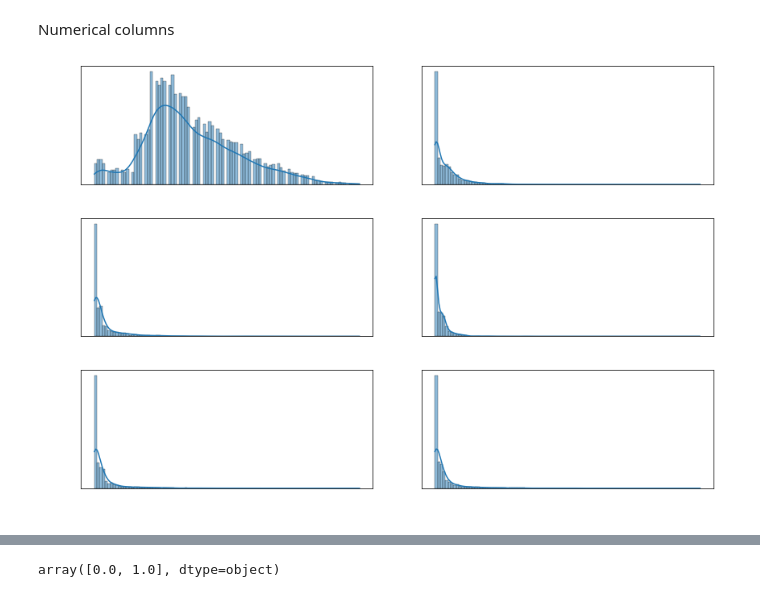
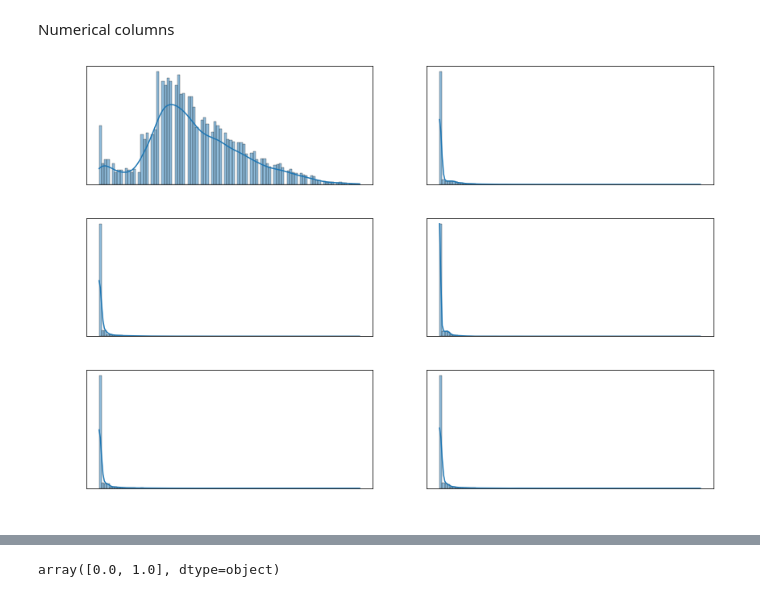
Before and after one commit to logicality/spaceship-titanic, a Jupyter notebook: research.ipynb, the cells around one changed output, grey strips where cells are left out. Saved outputs shown, nothing was run; the diff lists cells and outputs as text; code cells hidden in the pictures.

```diff
--- a/research.ipynb
+++ b/research.ipynb
@@ -216,29 +216,29 @@ Numerical columns
 # %%
 # numerical columns
 col_num = combined.select_dtypes(include=['number']).columns
 col_num = col_num.drop(['cabin_num', 'CryoSleep'])
 
 # subplot placehodlers
 fig, axes = plt.subplots(3, 2, figsize=(12,8))
 
 # flatten the axes for easier indexing
 axes = axes.ravel()
 
 # iterate over number columns, enumerate cause working with index list
 for i, col in enumerate(col_num):
     ax = axes[i]
     # checking distribution for data above 0
-    t = combined.loc[combined[col]>0]
+    t = combined.loc[combined[col]>-1]
     sns.histplot(t[col], ax=ax, kde=True, bins=100)
     ax.set_xlabel(col)
     ax.set_ylabel('Frequency')
 
 # adjust layout
 plt.tight_layout()
 
 plt.show()
 # %% [output]
-[figure, old version]
+[figure, new version]
 # %%
 display(combined.loc[combined['RoomService']>0].describe())
 display(combined.loc[combined['RoomService']>0].median())
```
Also changed, not shown: parts of 30 cells of this notebook.
